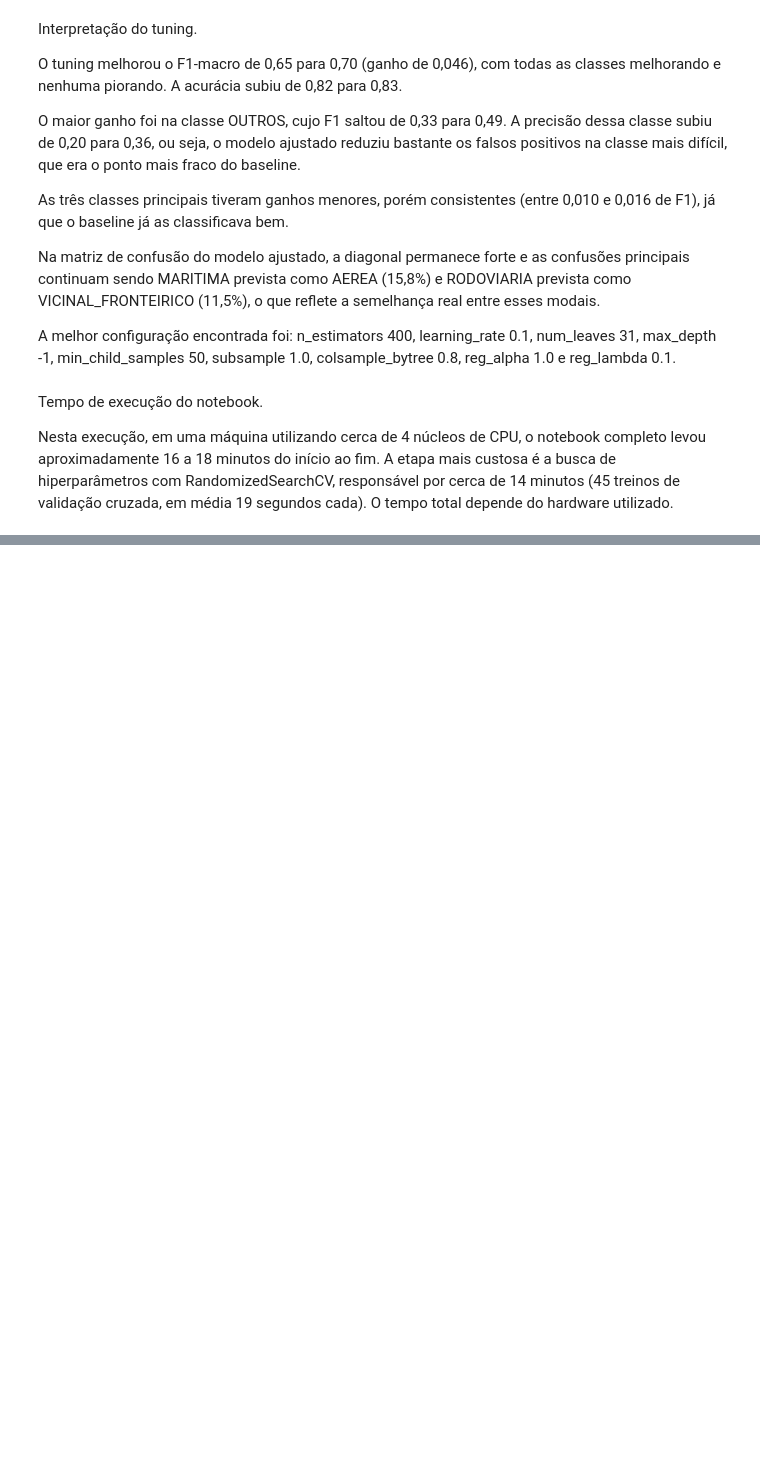
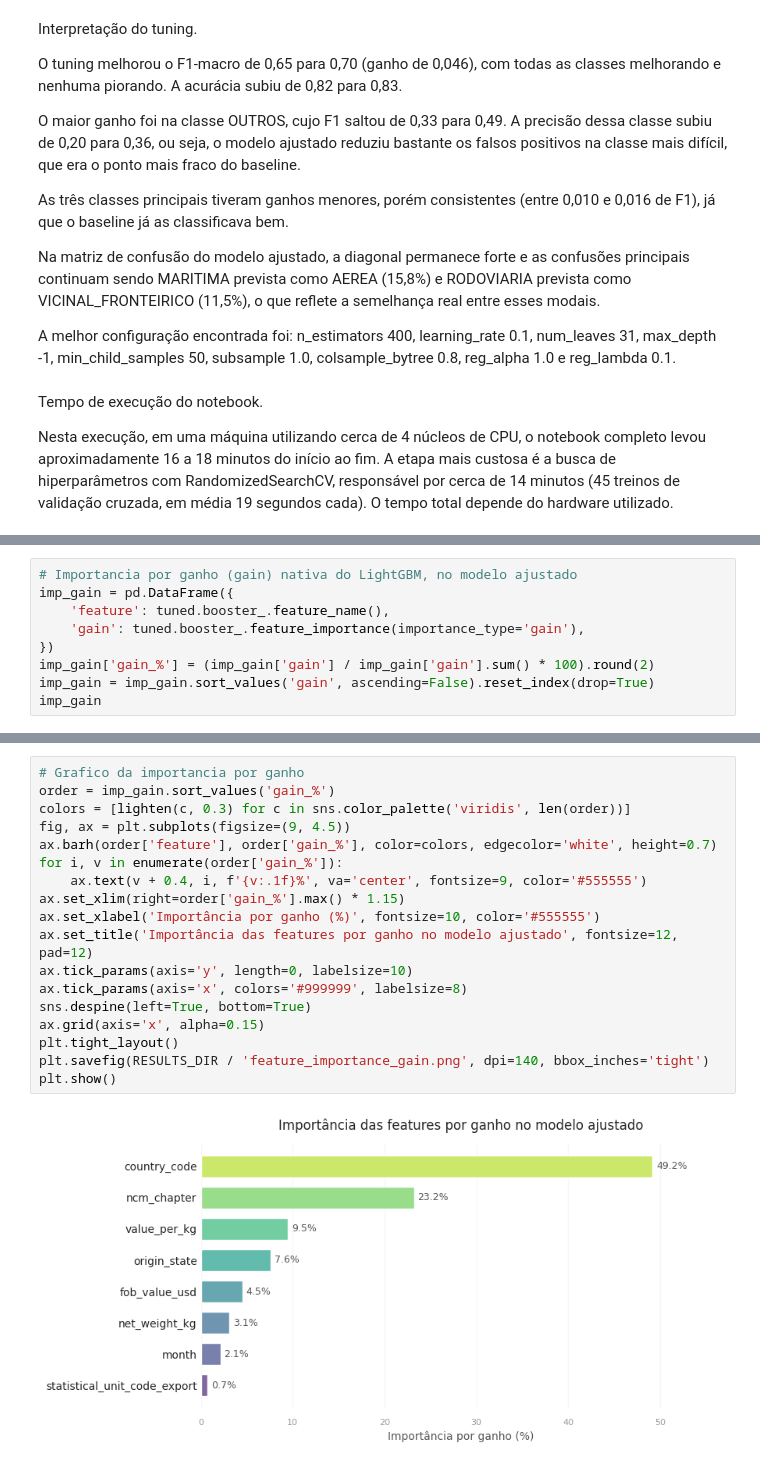
Before and after one commit to PamLissa/br-foreign-trade-analysis, a Jupyter notebook: milestone-4/notebooks/lightgbm_modeling.ipynb, the cells around one changed output, grey strips where cells are left out. Saved outputs shown, nothing was run; the diff lists cells and outputs as text; blank space fills up the shorter version.

Commit message:
feat: (section-4) add feature importance and h2 interpretation

```diff
--- a/milestone-4/notebooks/lightgbm_modeling.ipynb
+++ b/milestone-4/notebooks/lightgbm_modeling.ipynb
@@ -584,0 +594,9 @@ Nesta execução, em uma máquina utilizando cerca de 4 núcleos de CPU, o noteb
+# %%
+# Importancia por ganho (gain) nativa do LightGBM, no modelo ajustado
+imp_gain = pd.DataFrame({
+    'feature': tuned.booster_.feature_name(),
+    'gain': tuned.booster_.feature_importance(importance_type='gain'),
+})
+imp_gain['gain_%'] = (imp_gain['gain'] / imp_gain['gain'].sum() * 100).round(2)
+imp_gain = imp_gain.sort_values('gain', ascending=False).reset_index(drop=True)
+imp_gain
@@ -584,0 +613,20 @@ Nesta execução, em uma máquina utilizando cerca de 4 núcleos de CPU, o noteb
+# %%
+# Grafico da importancia por ganho
+order = imp_gain.sort_values('gain_%')
+colors = [lighten(c, 0.3) for c in sns.color_palette('viridis', len(order))]
+fig, ax = plt.subplots(figsize=(9, 4.5))
+ax.barh(order['feature'], order['gain_%'], color=colors, edgecolor='white', height=0.7)
+for i, v in enumerate(order['gain_%']):
+    ax.text(v + 0.4, i, f'{v:.1f}%', va='center', fontsize=9, color='#555555')
+ax.set_xlim(right=order['gain_%'].max() * 1.15)
+ax.set_xlabel('Importância por ganho (%)', fontsize=10, color='#555555')
+ax.set_title('Importância das features por ganho no modelo ajustado', fontsize=12, pad=12)
+ax.tick_params(axis='y', length=0, labelsize=10)
+ax.tick_params(axis='x', colors='#999999', labelsize=8)
+sns.despine(left=True, bottom=True)
+ax.grid(axis='x', alpha=0.15)
+plt.tight_layout()
+plt.savefig(RESULTS_DIR / 'feature_importance_gain.png', dpi=140, bbox_inches='tight')
+plt.show()
+# %% [output]
+[figure, added]
```
Also changed, not shown: parts of 5 cells of this notebook.
